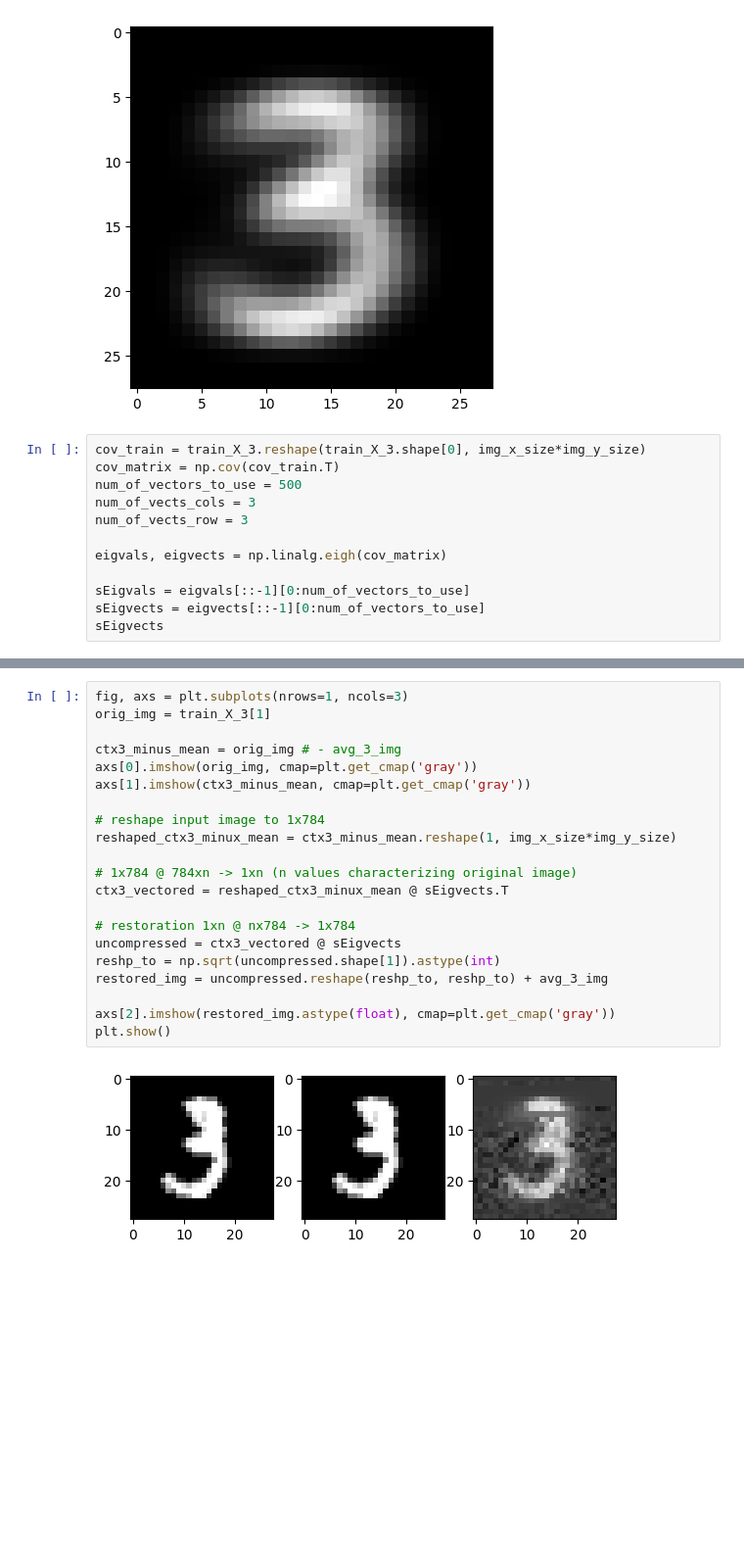
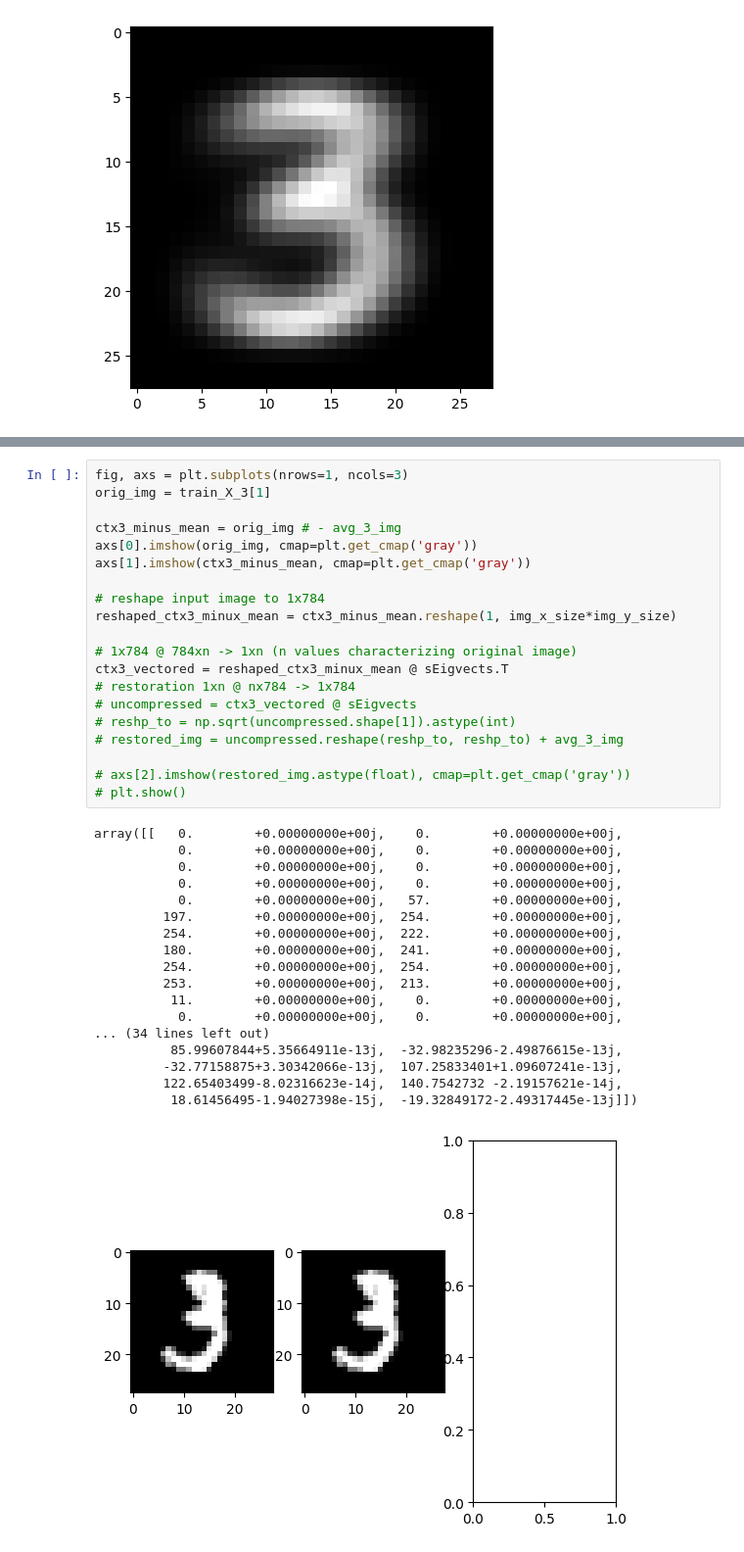
Before and after one commit to gkaretka/linalg, a Jupyter notebook: pca.ipynb, the cells around one changed output, grey strips where cells are left out. Shown at 98% size. Saved outputs shown, nothing was run; the diff lists cells and outputs as text; blank space fills up the shorter version.

```diff
--- a/pca.ipynb
+++ b/pca.ipynb
@@ -54,15 +59,3 @@ ax.imshow(avg_3_img, cmap=plt.get_cmap('gray'))
 # %% [output]
 <matplotlib.image.AxesImage at 0x...>
 [figure]
-# %%
-cov_train = train_X_3.reshape(train_X_3.shape[0], img_x_size*img_y_size)
-cov_matrix = np.cov(cov_train.T)
-num_of_vectors_to_use = 500
-num_of_vects_cols = 3
-num_of_vects_row = 3
-
-eigvals, eigvects = np.linalg.eigh(cov_matrix)
-
-sEigvals = eigvals[::-1][0:num_of_vectors_to_use]
-sEigvects = eigvects[::-1][0:num_of_vectors_to_use]
-sEigvects
@@ -92,23 +113,39 @@ plt.show()
 # %%
 fig, axs = plt.subplots(nrows=1, ncols=3)
 orig_img = train_X_3[1]
 
 ctx3_minus_mean = orig_img # - avg_3_img
 axs[0].imshow(orig_img, cmap=plt.get_cmap('gray'))
 axs[1].imshow(ctx3_minus_mean, cmap=plt.get_cmap('gray'))
 
 # reshape input image to 1x784
 reshaped_ctx3_minux_mean = ctx3_minus_mean.reshape(1, img_x_size*img_y_size)
 
 # 1x784 @ 784xn -> 1xn (n values characterizing original image)
 ctx3_vectored = reshaped_ctx3_minux_mean @ sEigvects.T
+# restoration 1xn @ nx784 -> 1x784
+# uncompressed = ctx3_vectored @ sEigvects
+# reshp_to = np.sqrt(uncompressed.shape[1]).astype(int)
+# restored_img = uncompressed.reshape(reshp_to, reshp_to) + avg_3_img
 
-# restoration 1xn @ nx784 -> 1x784
-uncompressed = ctx3_vectored @ sEigvects
-reshp_to = np.sqrt(uncompressed.shape[1]).astype(int)
-restored_img = uncompressed.reshape(reshp_to, reshp_to) + avg_3_img
-
-axs[2].imshow(restored_img.astype(float), cmap=plt.get_cmap('gray'))
-plt.show()
+# axs[2].imshow(restored_img.astype(float), cmap=plt.get_cmap('gray'))
+# plt.show()
 # %% [output]
+array([[   0.        +0.00000000e+00j,    0.        +0.00000000e+00j,
+           0.        +0.00000000e+00j,    0.        +0.00000000e+00j,
+           0.        +0.00000000e+00j,    0.        +0.00000000e+00j,
+           0.        +0.00000000e+00j,    0.        +0.00000000e+00j,
+           0.        +0.00000000e+00j,   57.        +0.00000000e+00j,
+         197.        +0.00000000e+00j,  254.        +0.00000000e+00j,
+         254.        +0.00000000e+00j,  222.        +0.00000000e+00j,
+         180.        +0.00000000e+00j,  241.        +0.00000000e+00j,
+         254.        +0.00000000e+00j,  254.        +0.00000000e+00j,
+         253.        +0.00000000e+00j,  213.        +0.00000000e+00j,
+          11.        +0.00000000e+00j,    0.        +0.00000000e+00j,
+           0.        +0.00000000e+00j,    0.        +0.00000000e+00j,
+... (34 lines left out)
+          85.99607844+5.35664911e-13j,  -32.98235296-2.49876615e-13j,
+         -32.77158875+3.30342066e-13j,  107.25833401+1.09607241e-13j,
+         122.65403499-8.02316623e-14j,  140.7542732 -2.19157621e-14j,
+          18.61456495-1.94027398e-15j,  -19.32849172-2.49317445e-13j]])
-[figure, old version]
+[figure, new version]
```
Also changed, not shown: parts of 8 cells of this notebook.
